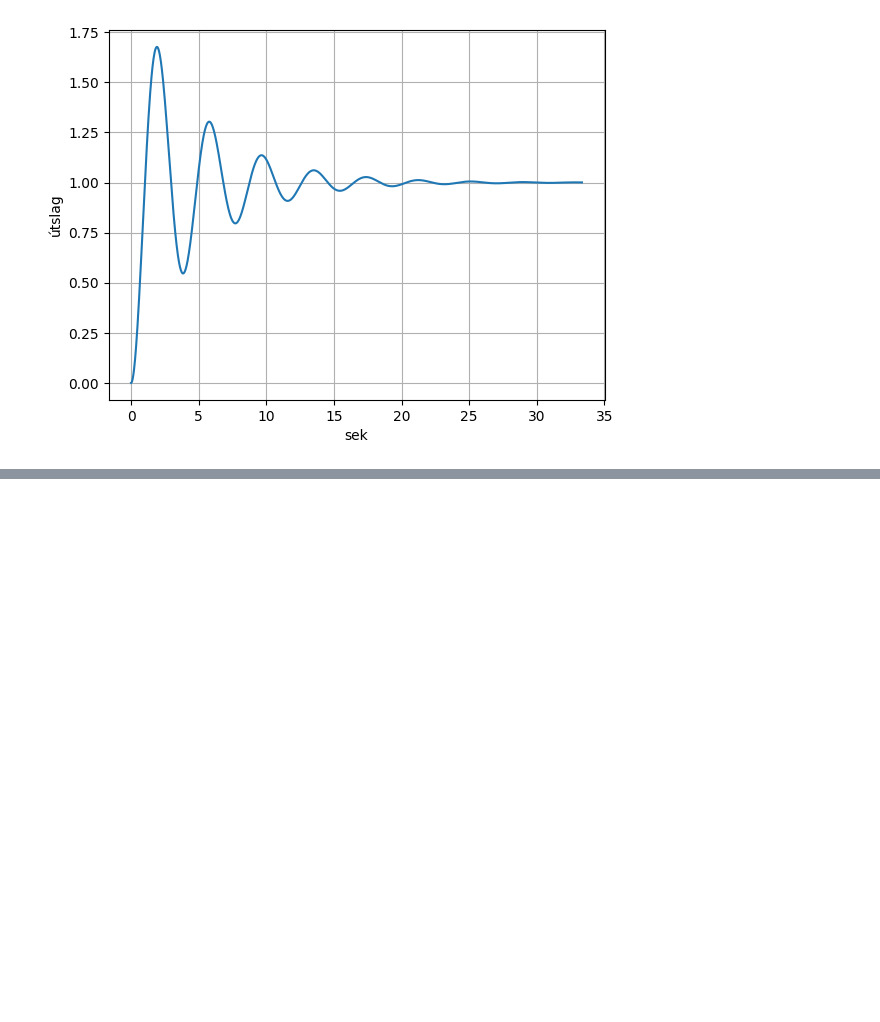
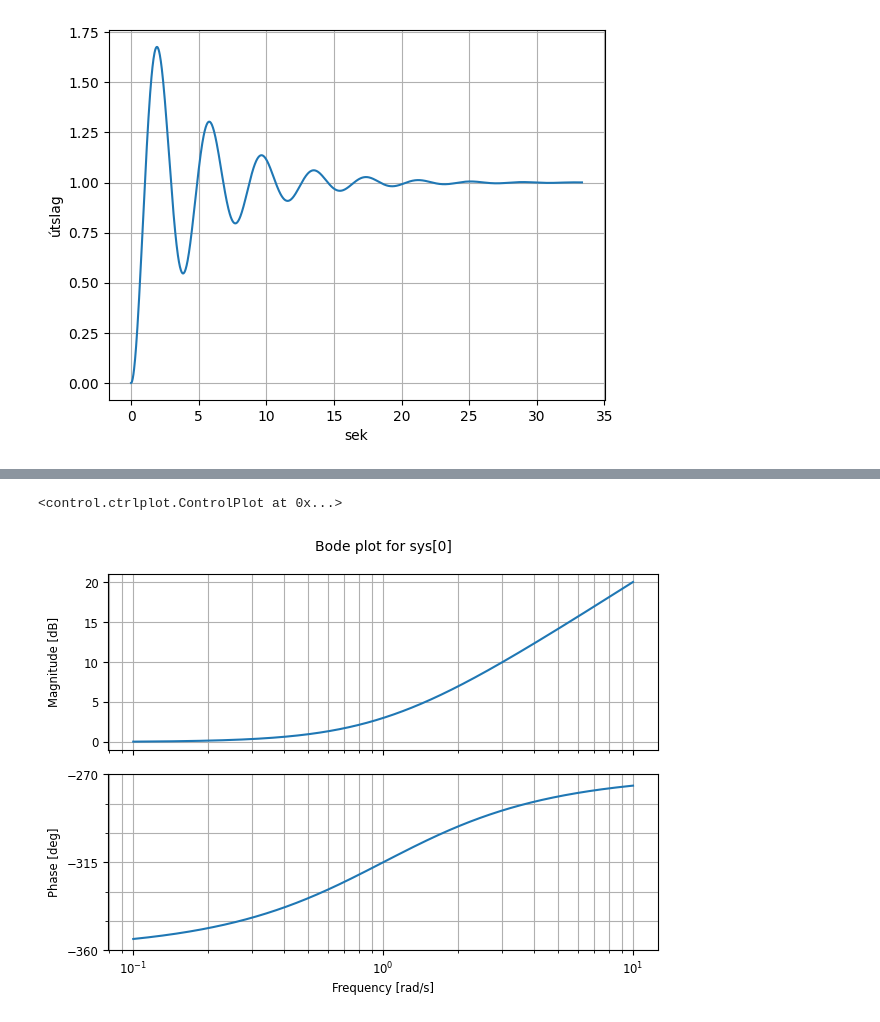
Before and after one commit to rsaemundsson/idn_303_TS_24, a Jupyter notebook: IÐN303G24_Synidaemi_Control.ipynb, the cells around one changed output, grey strips where cells are left out. Cells and saved outputs as stored; diff of their text form; code cells hidden in the pictures; blank space fills up the shorter version.

```diff
--- a/IÐN303G24_Synidaemi_Control.ipynb
+++ b/IÐN303G24_Synidaemi_Control.ipynb
@@ -211,0 +249,9 @@ Text(0, 0.5, 'útslag')
+# %%
+# Ts+1
+# Ath -270 gráður eru +90 gráður og -360 gráður eru 0 gráður
+T=1
+G=ct.tf([T,1],[1])
+ct.bode(G, dB=True)
+# %% [output]
+<control.ctrlplot.ControlPlot at 0x...>
+[figure, added]
```
Also changed, not shown: parts of 6 cells of this notebook.
